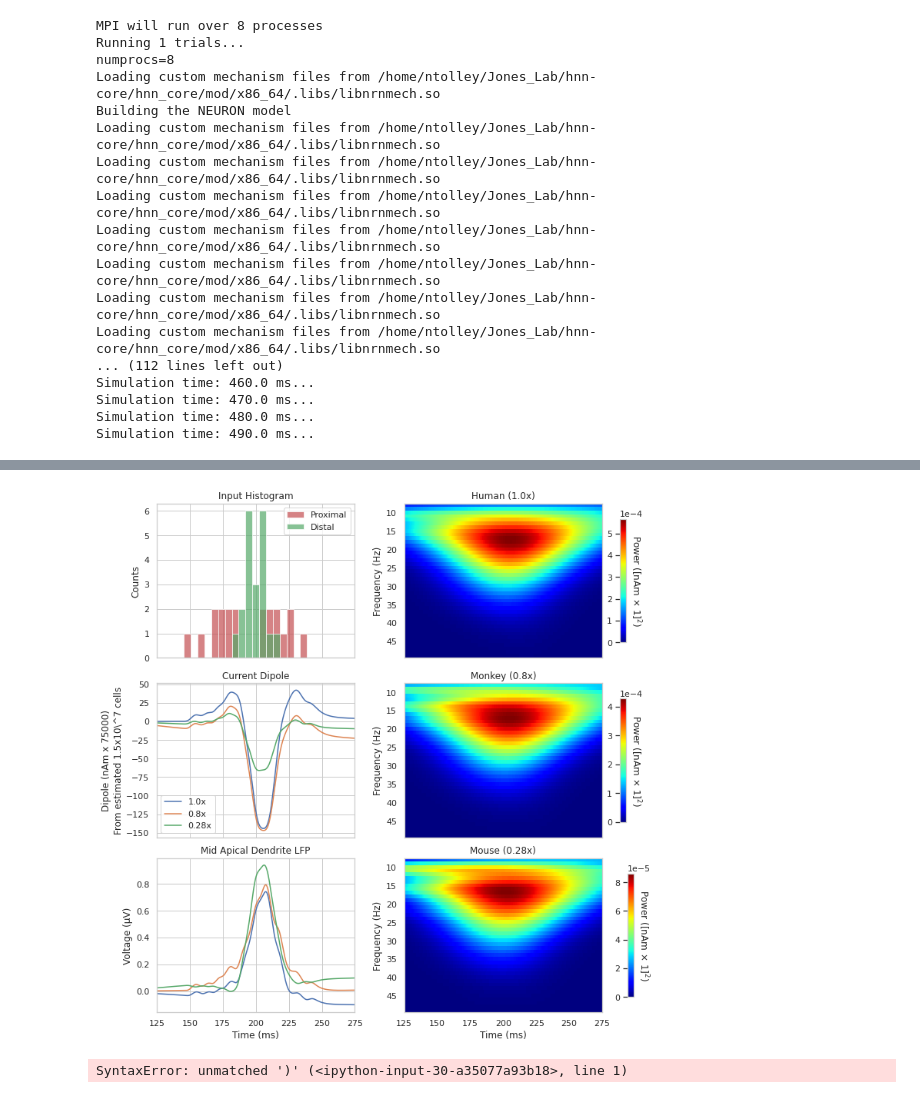
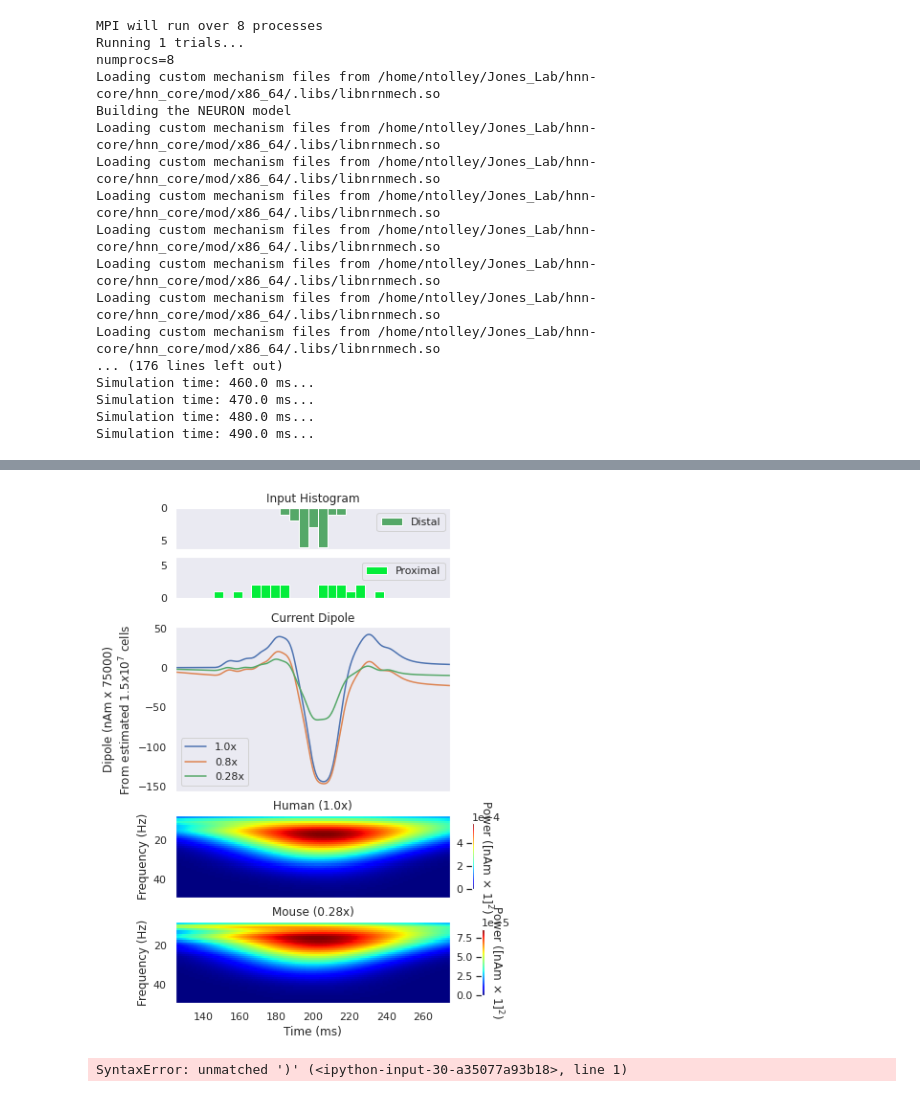
Before and after one commit to rythorpe/beta_modeling, a Jupyter notebook: sim_beta.ipynb, the cells around one changed output, grey strips where cells are left out. Cells and saved outputs as stored; diff of their text form; code cells hidden in the pictures.

```diff
--- a/sim_beta.ipynb
+++ b/sim_beta.ipynb
@@ -87,7 +87,7 @@ def law_2021_model():
 # %%
 depths = np.arange(-325, 2150, 100)
 electrode_pos = [(135, 135, dep) for dep in depths]
-scaling_factors = [1.0, .28]
+scaling_factors = [1.0, 0.8, 0.28]
 #props = ['L', 'diam', 'Ra', 'cm']
 props = ['L']
 mech_edits = [('hh2', 'gkbar_hh2'), ('hh2', 'gnabar_hh2'), ('ca', 'gbar_ca'), ('cad', 'taur_cad'),
@@ -135,26 +135,32 @@ Loading custom mechanism files from /home/ntolley/Jones_Lab/hnn-core/hnn_core/mo
 Loading custom mechanism files from /home/ntolley/Jones_Lab/hnn-core/hnn_core/mod/x86_64/.libs/libnrnmech.so
 Loading custom mechanism files from /home/ntolley/Jones_Lab/hnn-core/hnn_core/mod/x86_64/.libs/libnrnmech.so
 Loading custom mechanism files from /home/ntolley/Jones_Lab/hnn-core/hnn_core/mod/x86_64/.libs/libnrnmech.so
-... (112 lines left out)
+... (176 lines left out)
 Simulation time: 460.0 ms...
 Simulation time: 470.0 ms...
 Simulation time: 480.0 ms...
 Simulation time: 490.0 ms...
 # %%
+import matplotlib
+matplotlib.rcParams.update({'font.size': 32})
+
+sns.set()
+
 color = ['C0', 'C1', 'C2']
-fig, axes = plt.subplots(2, 2, sharex=True, figsize=(10, 7), constrained_layout=True)
+fig, axes = plt.subplots(5, 1, sharex=True, figsize=(6, 8), constrained_layout=True,
+                         gridspec_kw={'height_ratios': [1/4, 1/4, 1, 1/2, 1/2]})
 scale = 75000
-contact_idx1_list = [10, 9, 4]
-for idx in range(2):
+#contact_idx1_list = [10, 9, 4]
+for idx in range(3):
     times = dpl_list[idx].times
-    contact_idx1 = contact_idx1_list[idx]
+    #contact_idx1 = contact_idx1_list[idx]
 
     times_mask = np.logical_and(times < 300, times > 100)
 
-    axes[1,0].plot(times[times_mask], dpl_list[idx].copy().smooth(10).data['agg'][times_mask] * scale, color=color[idx], label=f'{scaling_factors[idx]}x')
-    axes[1,0].set_title(f'Current Dipole')
-    axes[1,0].set_ylabel('Dipole (nAm x 75000)\nFrom estimated $1.5x10^7$ cells')
-    axes[1,0].legend()
+    axes[2].plot(times[times_mask], dpl_list[idx].copy().smooth(10).data['agg'][times_mask] * scale, color=color[idx], label=f'{scaling_factors[idx]}x')
+    axes[2].set_title(f'Current Dipole')
+    axes[2].set_ylabel('Dipole (nAm x 75000)\nFrom estimated $1.5x10^7$ cells')
+    axes[2].legend()
 
     # lfp1 = lfp_data[idx]['shank1'].copy().smooth(10).voltages.squeeze()[contact_idx1, times_mask]
     # axes[2,0].plot(times[times_mask], lfp1 - lfp1[0], color=color[idx])
@@ -167,31 +173,35 @@ p_mask = np.array(net_list[0].cell_response.spike_types[0]) == 'Proximal Drive'
 d_mask = np.array(net_list[0].cell_response.spike_types[0]) == 'Distal Drive'
 p_times = np.array(net_list[0].cell_response.spike_times[0])[p_mask]
 d_times = np.array(net_list[0].cell_response.spike_times[0])[d_mask]
-axes[0,0].set_title('Input Histogram')
+axes[0].set_title('Input Histogram')
 bins = np.linspace(125, 275, 30)
-axes[0,0].hist(p_times, color='r', label='Proximal', alpha=0.7, bins=bins)
-axes[0,0].hist(d_times, color='g', label='Distal', alpha=0.7, bins=bins)
-axes[0,0].set_ylabel('Counts')
-axes[0,0].legend()
+axes[1].hist(p_times, color="r", label='Proximal', alpha=1.0, bins=bins)
+axes[0].hist(d_times, color="#6ACC65", label='Distal', alpha=1.0, bins=bins)
+axes[1].set_ylim(axes[0].get_ylim())
+axes[0].set_ylim(axes[0].get_ylim()[::-1])
 
-axes[2,0].set_xlabel('Time (ms)')
+axes[0].legend()
+axes[1].legend()
 
-axes[2,0].set_xlim([125, 275])
+axes[2].set_xlim([125, 275])
 
 # Spectrograms
-scale_titles = ['Human (1.0x)', 'Monkey (0.8x)', 'Mouse (0.28x)']
+dpl_selection = [0, 2]
+scale_titles = ['Human (1.0x)', 'Mouse (0.28x)']
 freqs = np.arange(8, 50)
-for idx, dpl in enumerate(dpl_list):
-    dpl.copy().plot_tfr_morlet(freqs, ax=axes[idx,1], show=False, colormap='jet')
-    axes[idx,1].set_ylim(axes[idx,1].get_ylim()[::-1])
-    axes[idx,1].set_xlim([125, 275])
-    axes[idx,1].set_title(scale_titles[idx])
-    axes[idx, 1].set_xlabel('')
+for idx, dpl_idx in enumerate(dpl_selection):
+    dpl_list[dpl_idx].copy().plot_tfr_morlet(freqs, ax=axes[idx+3], show=False, colormap='jet')
+    axes[idx+3].set_ylim(axes[idx+3].get_ylim()[::-1])
+    axes[idx+3].set_xlim([125, 275])
+    axes[idx+3].set_title(scale_titles[idx])
+    axes[idx+3].set_xlabel('')
 
-axes[2,1].set_xlabel('Time (ms)')
+axes[4].set_xlabel('Time (ms)')
+axes[0].grid(False)
+axes[1].grid(False)
+axes[2].grid(False)
 
 
-#plt.tight_layout()
-plt.savefig('final_figures/law_dipole_lfp_scale.eps')
-plt.savefig('final_figures/law_dipole_lfp_scale.png')
+#plt.savefig('final_figures/law_dipole_lfp_scale.eps')
+#plt.savefig('final_figures/law_dipole_lfp_scale.png')
 # %% [output]
@@ -215,4 +208,4 @@ The PostScript backend does not support transparency; partially transparent arti
-[figure, old version]
+[figure, new version]
 # %%
 )
 # %% [output]
```
Also changed, not shown: parts of 1 cell of this notebook.
